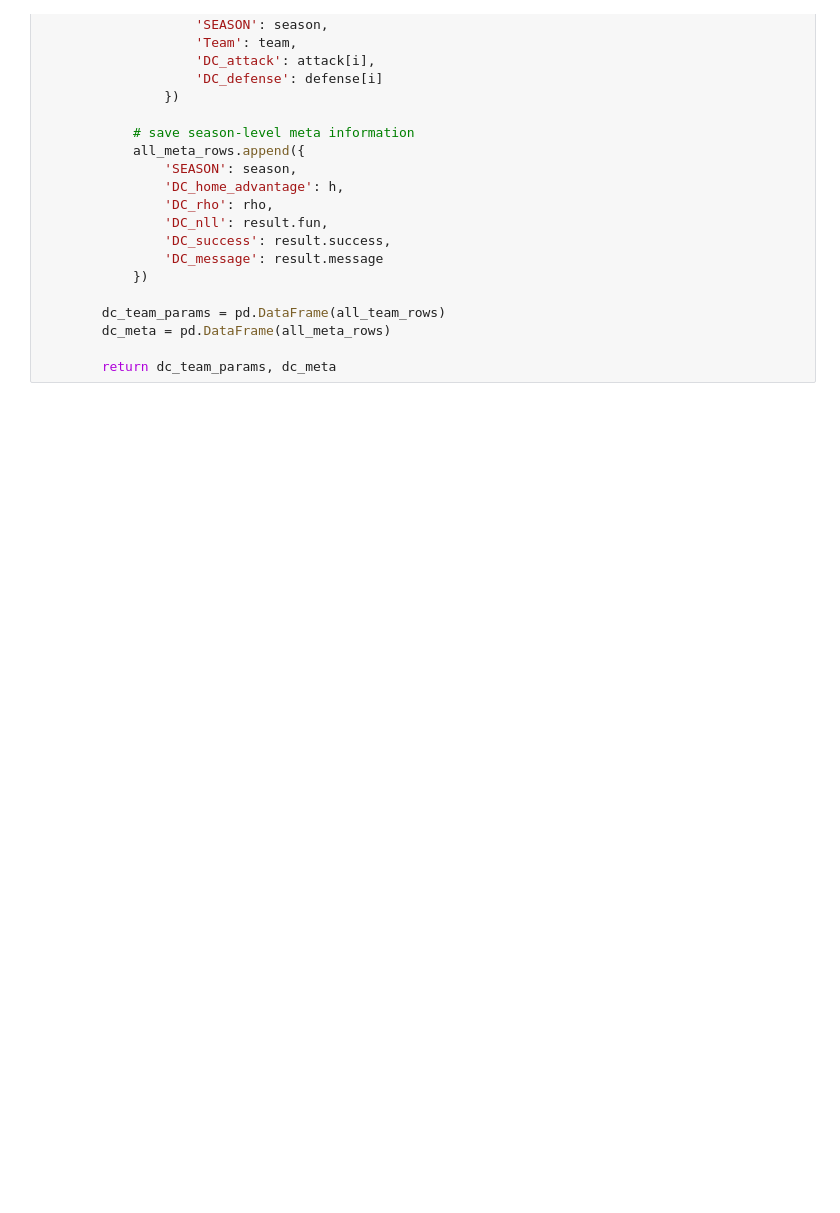
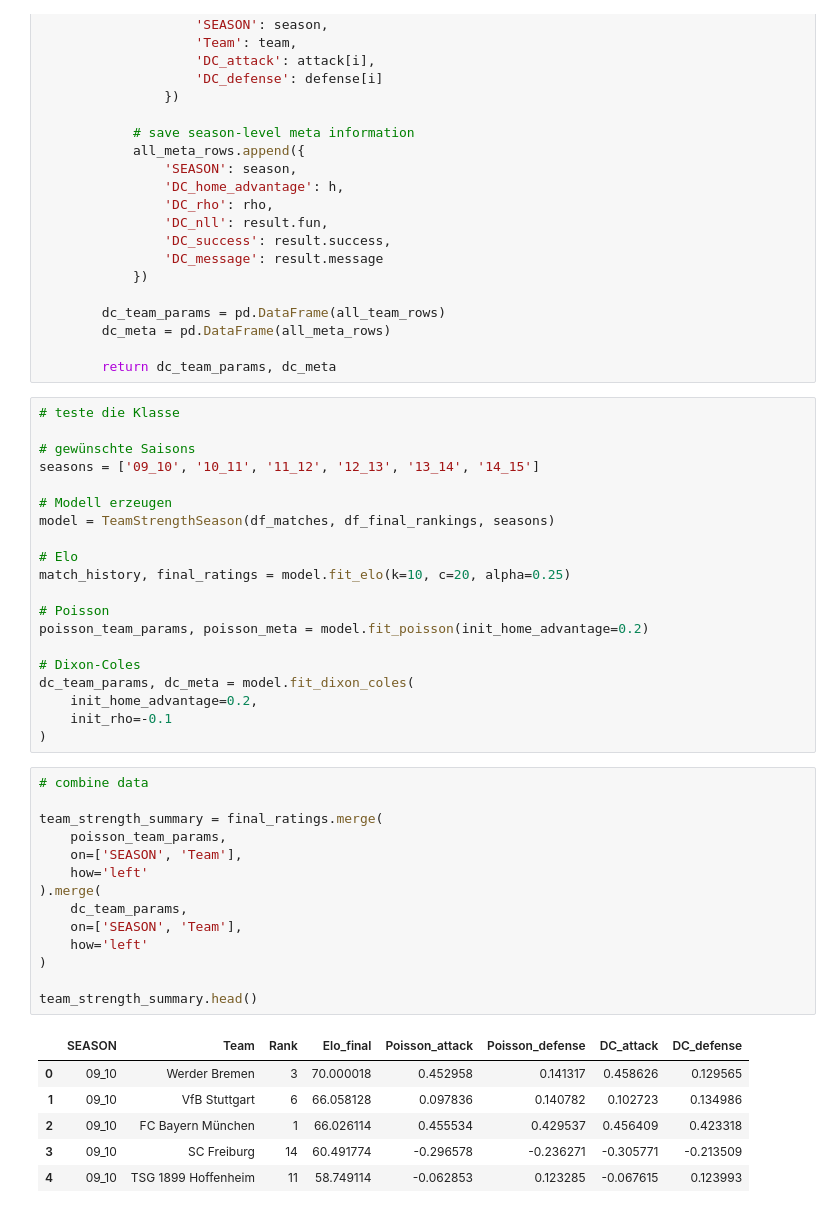
Before and after one commit to Picoalex/template_dsc, a Jupyter notebook: notebooks/02_strength_index.ipynb, the cells around one changed output. Cells and saved outputs as stored; diff of their text form; blank space fills up the shorter version.

Commit message:
tested class and combined data

```diff
--- a/notebooks/02_strength_index.ipynb
+++ b/notebooks/02_strength_index.ipynb
@@ -1109,3 +1109,44 @@ class TeamStrengthSeason:
         dc_meta = pd.DataFrame(all_meta_rows)
 
         return dc_team_params, dc_meta
+# %%
+# teste die Klasse
+
+# gewünschte Saisons
+seasons = ['09_10', '10_11', '11_12', '12_13', '13_14', '14_15']
+
+# Modell erzeugen
+model = TeamStrengthSeason(df_matches, df_final_rankings, seasons)
+
+# Elo
+match_history, final_ratings = model.fit_elo(k=10, c=20, alpha=0.25)
+
+# Poisson
+poisson_team_params, poisson_meta = model.fit_poisson(init_home_advantage=0.2)
+
+# Dixon-Coles
+dc_team_params, dc_meta = model.fit_dixon_coles(
+    init_home_advantage=0.2,
+    init_rho=-0.1
+)
+# %%
+# combine data
+
+team_strength_summary = final_ratings.merge(
+    poisson_team_params,
+    on=['SEASON', 'Team'],
+    how='left'
+).merge(
+    dc_team_params,
+    on=['SEASON', 'Team'],
+    how='left'
+)
+
+team_strength_summary.head()
+# %% [output]
+|  | SEASON | Team | Rank | Elo_final | Poisson_attack | Poisson_defense | DC_attack | DC_defense |
+| 0 | 09_10 | Werder Bremen | 3 | 70.000018 | 0.452958 | 0.141317 | 0.458626 | 0.129565 |
+| 1 | 09_10 | VfB Stuttgart | 6 | 66.058128 | 0.097836 | 0.140782 | 0.102723 | 0.134986 |
+| 2 | 09_10 | FC Bayern München | 1 | 66.026114 | 0.455534 | 0.429537 | 0.456409 | 0.423318 |
+| 3 | 09_10 | SC Freiburg | 14 | 60.491774 | -0.296578 | -0.236271 | -0.305771 | -0.213509 |
+| 4 | 09_10 | TSG 1899 Hoffenheim | 11 | 58.749114 | -0.062853 | 0.123285 | -0.067615 | 0.123993 |
```
